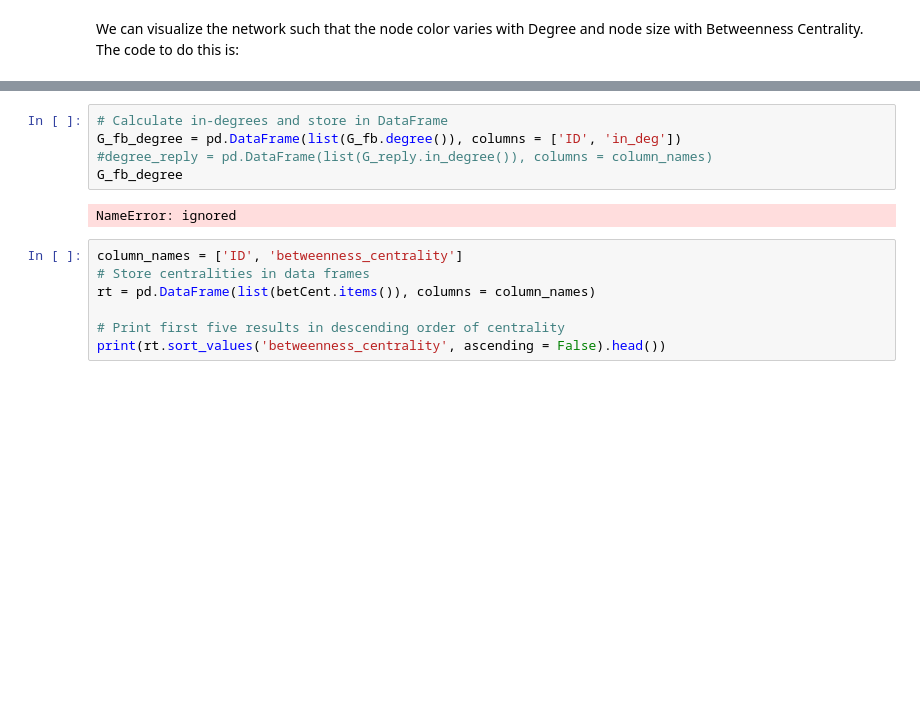
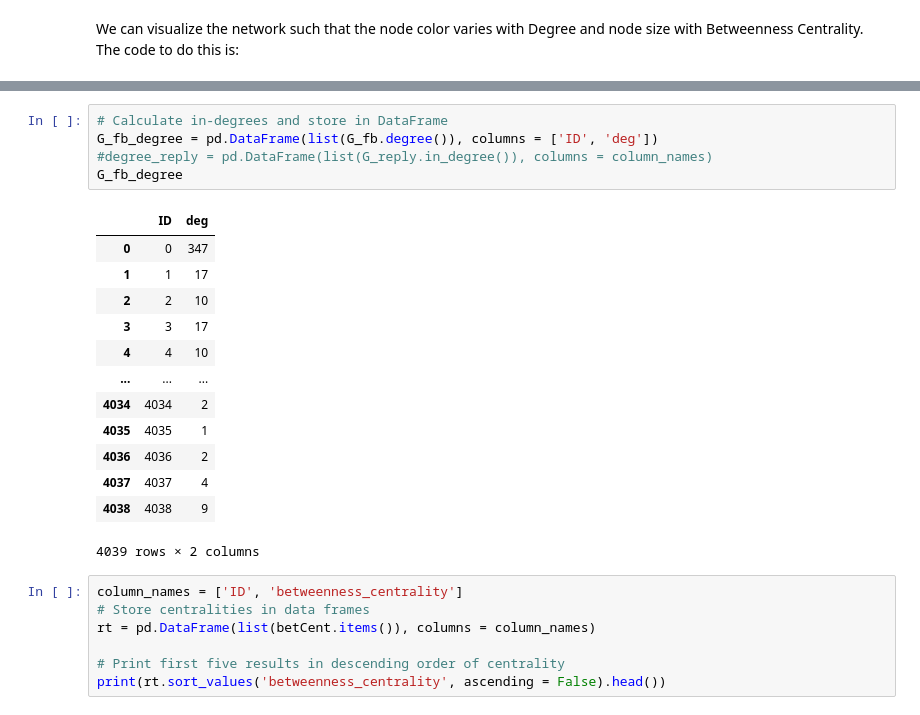
Before and after one commit to markusloecher/DataScience-HWR, a Jupyter notebook: TWSM/Class_on_Social_Media_networks.ipynb, the cells around one changed output, grey strips where cells are left out. Drawn from its saved outputs; the diff is of its cells as text; blank space fills up the shorter version.

```diff
--- a/TWSM/Class_on_Social_Media_networks.ipynb
+++ b/TWSM/Class_on_Social_Media_networks.ipynb
@@ -354,10 +370,22 @@ betCent = nx.betweenness_centrality(G_fb, normalized=True, endpoints=True)
 # %%
 # Calculate in-degrees and store in DataFrame
-G_fb_degree = pd.DataFrame(list(G_fb.degree()), columns = ['ID', 'in_deg'])
+G_fb_degree = pd.DataFrame(list(G_fb.degree()), columns = ['ID', 'deg'])
 #degree_reply = pd.DataFrame(list(G_reply.in_degree()), columns = column_names)
 G_fb_degree
 # %% [output]
+|  | ID | deg |
+| 0 | 0 | 347 |
+| 1 | 1 | 17 |
+| 2 | 2 | 10 |
+| 3 | 3 | 17 |
+| 4 | 4 | 10 |
+| ... | ... | ... |
+| 4034 | 4034 | 2 |
+| 4035 | 4035 | 1 |
+| 4036 | 4036 | 2 |
+| 4037 | 4037 | 4 |
+| 4038 | 4038 | 9 |
-NameError: ignored
+4039 rows × 2 columns
 # %%
 column_names = ['ID', 'betweenness_centrality']
 # Store centralities in data frames
```
Also changed, not shown: parts of 2 cells of this notebook.
